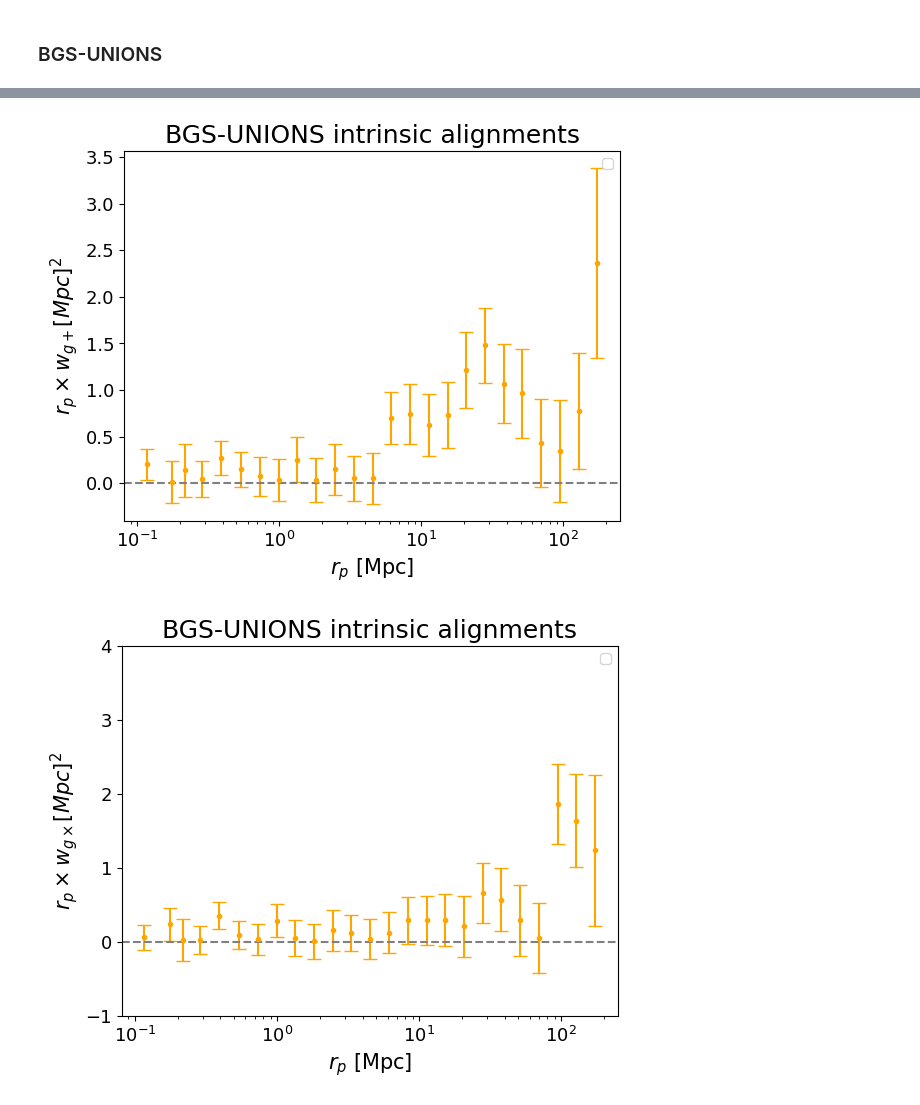
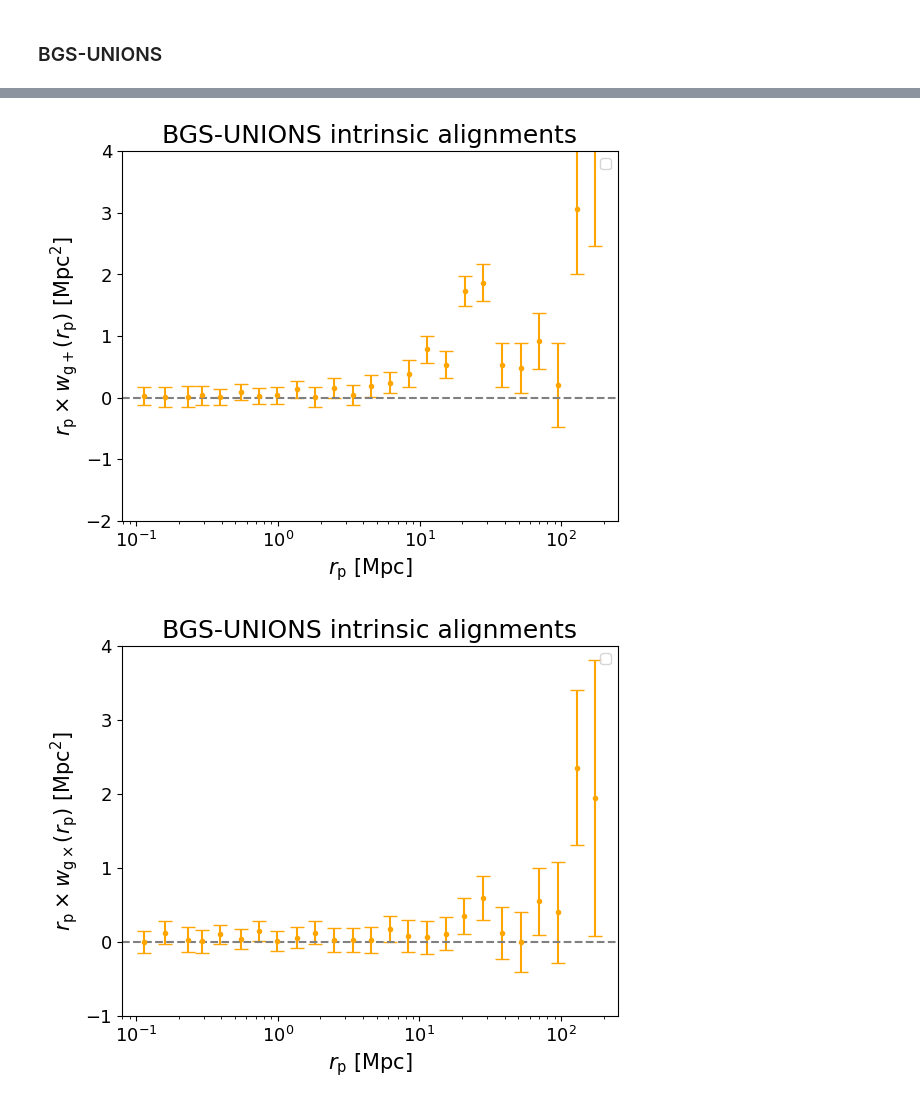
Before and after one commit to antonincorinaldi/3D_intrinsic_alignment, a Jupyter notebook: notebooks/intrinsic_alignment/TreeCorr_galaxies.ipynb, the cells around one changed output, grey strips where cells are left out. Drawn from its saved outputs; the diff is of its cells as text; code cells hidden in the pictures.

```diff
--- a/notebooks/intrinsic_alignment/TreeCorr_galaxies.ipynb
+++ b/notebooks/intrinsic_alignment/TreeCorr_galaxies.ipynb
@@ -285,6 +296,8 @@ dec_min, dec_max = np.min(unions_elg['Dec']), np.max(unions_elg['Dec'])
 
 random_elg = random_elg[(random_elg['RA'] >= ra_min) & (random_elg['RA'] <= ra_max) & (random_elg['DEC'] >= dec_min) & (random_elg['DEC'] <= dec_max)]
 
+sample_size = 500_000
+random_elg = random_elg.sample(n=sample_size, random_state=42)
 
 chi = cosmo.comoving_distance(random_elg['Z'] ).value
 
@@ -675,9 +675,16 @@ xi_gp_lrg, xi_gc_lrg, var_lrg, r_lrg = compute_galaxy_intrinsic_alignments (x_sd
 
                                             x_r_lrg, y_r_lrg, z_r_lrg,
 
+                                            pi_max = 20,
+
+                                            rp_min=0.1, rp_max = 200.,
+
+                                            bin_type='Log',
+
                                             nrp=25, npi=50,
 
-                                            npatch=20)
+                                            npatch=20
+                                            )
 
 
 nrp=25
@@ -736,9 +764,16 @@ xi_gp_elg, xi_gc_elg, var_elg, r_elg = compute_galaxy_intrinsic_alignments (x_sd
 
                                             x_r_elg, y_r_elg, z_r_elg,
 
+                                            pi_max = 60,
+
+                                            rp_min=0.1, rp_max = 60.,
+
+                                            bin_type='Log',
+
                                             nrp=25, npi=50,
 
-                                            npatch=20)
+                                            npatch=20,
+                                            )
 
 
 nrp=25
@@ -797,9 +854,16 @@ xi_gp_bgs, xi_gc_bgs, var_bgs, r_bgs = compute_galaxy_intrinsic_alignments (x_sd
 
                                             x_r_bgs, y_r_bgs, z_r_bgs,
 
+                                            pi_max = 20.,
+
+                                            rp_min=0.1, rp_max = 200.,
+
+                                            bin_type='Log',
+
                                             nrp=25, npi=50,
 
-                                            npatch=20)
+                                            npatch=20
+                                            )
 
 
 nrp=25
@@ -824,26 +881,28 @@ plotting_correlation_function(xi_gp_bgs.T, xi_gc_bgs.T, rmin=60, sigma=2,
 # %%
-plt.errorbar(np.exp(r_bgs[0,:]), np.exp(r_bgs[0,:])*wgp_bgs, yerr= np.exp(r_bgs[0,:])*sigma_gp_bgs, fmt='o', markersize=3, capsize=5, color='orange')
+plt.errorbar(r_bgs[0,:], r_bgs[0,:]*wgp_bgs, yerr= r_bgs[0,:]*sigma_gp_bgs, fmt='o', markersize=3, capsize=5, color='orange')
 plt.xscale('log')
-plt.xlabel(r'$r_p$ [Mpc]', fontsize=15)
-plt.ylabel(r'$r_p \times w_{g+} [Mpc]^2$', fontsize=15)
+plt.xlabel(r'$r_\mathrm{p}~[\mathrm{Mpc}]$', fontsize=15)
+plt.ylabel(r'$r_\mathrm{p} \times w_{\mathrm{g+}}(r_\mathrm{p})~[\mathrm{Mpc}^2]$', fontsize=15) ; plt.ylim(-2,4)
 plt.tick_params(axis='both', which='major', labelsize=13)
 plt.legend()
 plt.axhline(0, color='grey', linestyle='--')
 plt.title("BGS-UNIONS intrinsic alignments", fontsize=18)
+plt.savefig("BGS-UNIONS_wgp.pdf", bbox_inches='tight')
 plt.show()
 
 
 
-plt.errorbar(np.exp(r_bgs[0,:]), np.exp(r_bgs[0,:])*wgc_bgs, yerr= np.exp(r_bgs[0,:])*sigma_gc_bgs, fmt='o', markersize=3, capsize=5, color='orange')
+plt.errorbar(r_bgs[0,:], r_bgs[0,:]*wgc_bgs, yerr= r_bgs[0,:]*sigma_gc_bgs, fmt='o', markersize=3, capsize=5, color='orange')
 plt.xscale('log')
-plt.xlabel(r'$r_p$ [Mpc]', fontsize=15)
-plt.ylabel(r'$r_p \times w_{g\times} [Mpc]^2$', fontsize=15)
+plt.xlabel(r'$r_\mathrm{p}~[\mathrm{Mpc}]$', fontsize=15)
+plt.ylabel(r'$r_\mathrm{p} \times w_{\mathrm{g\times}}(r_\mathrm{p})~[\mathrm{Mpc}^2]$', fontsize=15)
 plt.tick_params(axis='both', which='major', labelsize=13)
 plt.ylim(-1,4)
 plt.legend()
 plt.axhline(0, color='grey', linestyle='--')
 plt.title("BGS-UNIONS intrinsic alignments", fontsize=18)
+plt.savefig("BGS-UNIONS_wgc.pdf", bbox_inches='tight')
 plt.show()
 # %% [output]
-[figure, old version]
+[figure, new version]
-[figure, old version]
+[figure, new version]
```
Also changed, not shown: parts of 34 cells of this notebook.
